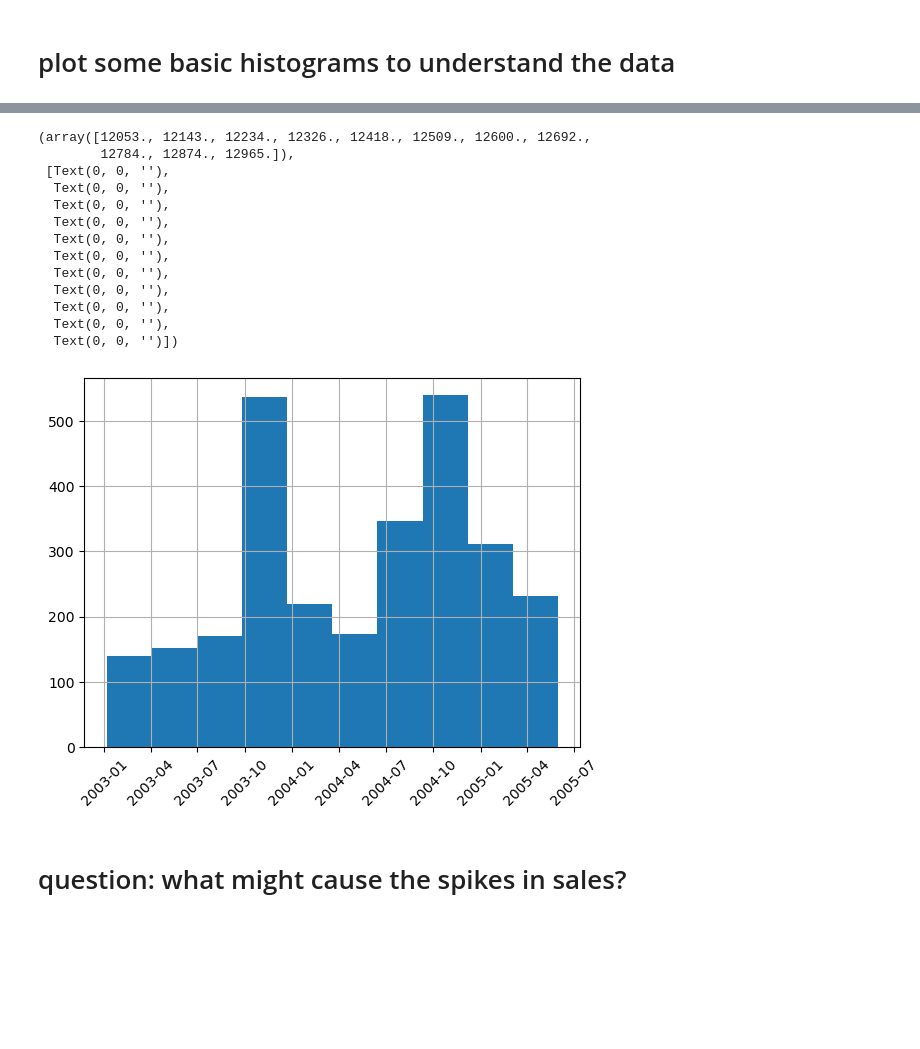
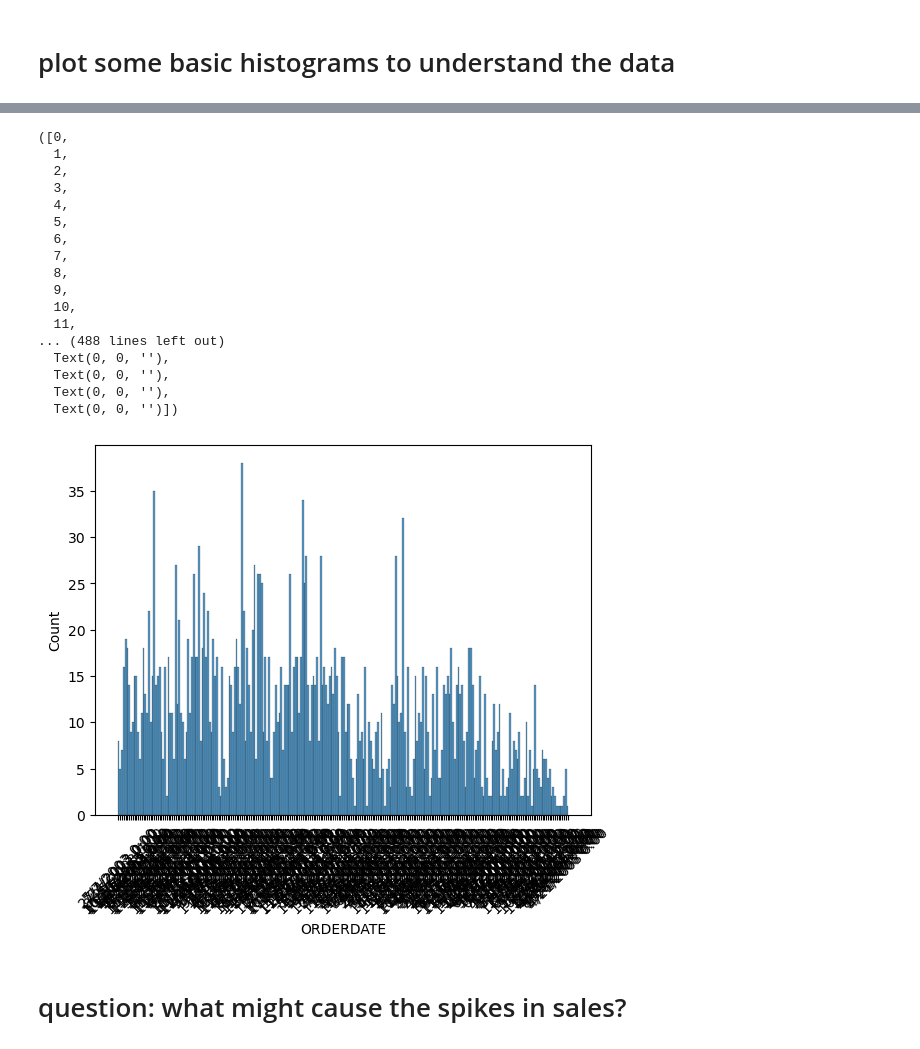
Before and after one commit to stanford-mse-125/demos, a Jupyter notebook: sales.ipynb, the cells around one changed output, grey strips where cells are left out. Saved outputs shown, nothing was run; the diff lists cells and outputs as text; code cells hidden in the pictures; blank space fills up the shorter version.

```diff
--- a/sales.ipynb
+++ b/sales.ipynb
@@ -93,23 +93,27 @@ df['SALES'].hist()
 # %%
-# histogram of dates
-df['ORDERDATE'].hist()
+# histogram of dates XXX fix the x-axis labels
+sns.histplot(df['ORDERDATE'])
 # rotate the x-axis labels
 plt.xticks(rotation=45)
 # %% [output]
-(array([12053., 12143., 12234., 12326., 12418., 12509., 12600., 12692.,
-        12784., 12874., 12965.]),
- [Text(0, 0, ''),
-  Text(0, 0, ''),
-  Text(0, 0, ''),
-  Text(0, 0, ''),
-  Text(0, 0, ''),
-  Text(0, 0, ''),
-  Text(0, 0, ''),
+([0,
+  1,
+  2,
+  3,
+  4,
+  5,
+  6,
+  7,
+  8,
+  9,
+  10,
+  11,
+... (488 lines left out)
   Text(0, 0, ''),
   Text(0, 0, ''),
   Text(0, 0, ''),
   Text(0, 0, '')])
-[figure, old version]
+[figure, new version]
 # %% [markdown]
 # question: what might cause the spikes in sales?
 # %% [markdown]
```
Also changed, not shown: parts of 2 cells of this notebook, 7 other files.
